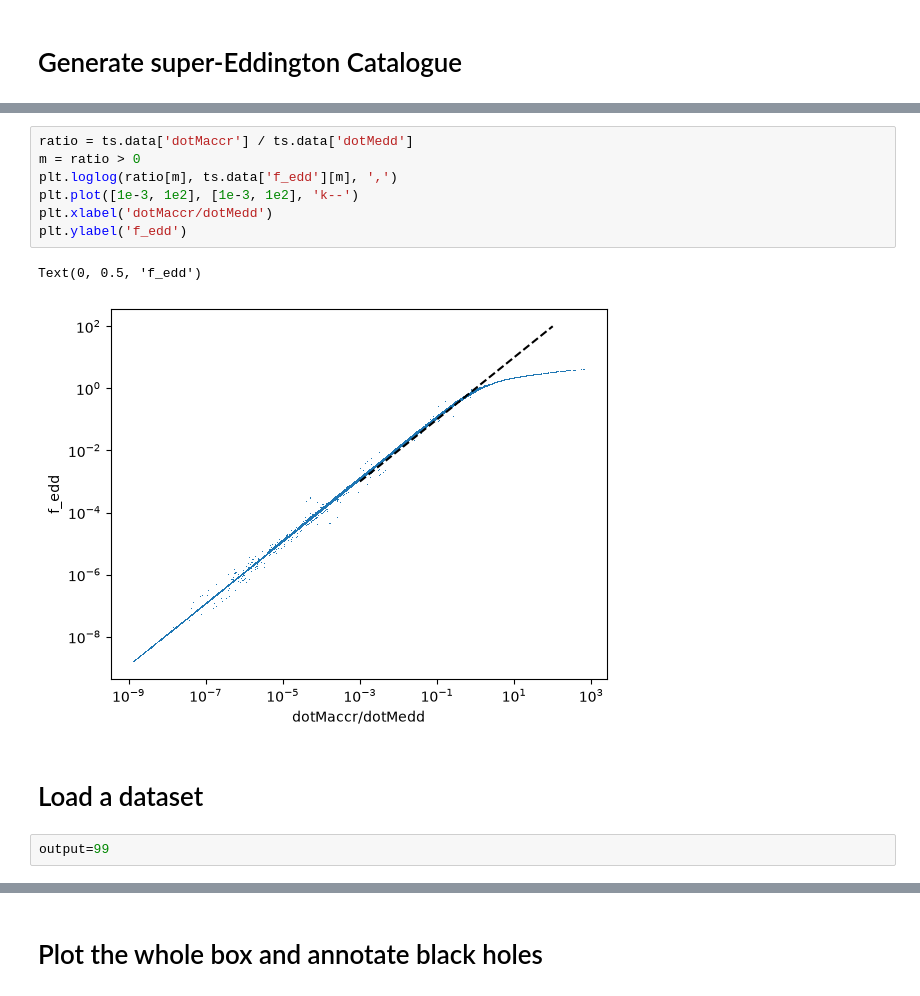
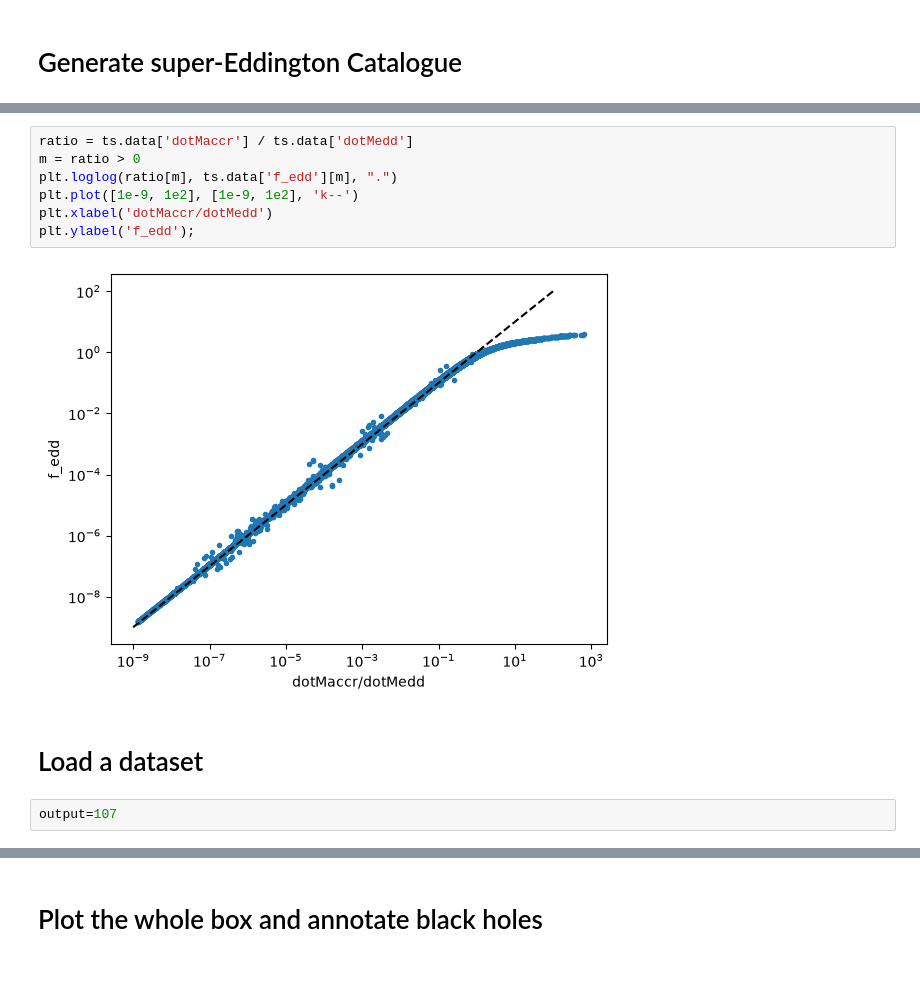
Before and after one commit to OrcaSKang/super-eddington, a Jupyter notebook: 2026_09_20_forSangwon.ipynb, the cells around one changed output, grey strips where cells are left out. Drawn from its saved outputs; the diff is of its cells as text.

```diff
--- a/2026_09_20_forSangwon.ipynb
+++ b/2026_09_20_forSangwon.ipynb
@@ -209,17 +220,16 @@ Table length=10
 # %%
 ratio = ts.data['dotMaccr'] / ts.data['dotMedd']
 m = ratio > 0
-plt.loglog(ratio[m], ts.data['f_edd'][m], ',')
-plt.plot([1e-3, 1e2], [1e-3, 1e2], 'k--')
+plt.loglog(ratio[m], ts.data['f_edd'][m], ".")
+plt.plot([1e-9, 1e2], [1e-9, 1e2], 'k--')
 plt.xlabel('dotMaccr/dotMedd')
-plt.ylabel('f_edd')
+plt.ylabel('f_edd');
 # %% [output]
-Text(0, 0.5, 'f_edd')
-[figure, old version]
+[figure, new version]
 # %% [markdown]
 # Load a dataset
 # %%
-output=99
+output=107
 # %%
 ds=yt.load(hf.info_file(output,df))
 
```
Also changed, not shown: parts of 18 cells of this notebook, 2 other files.
